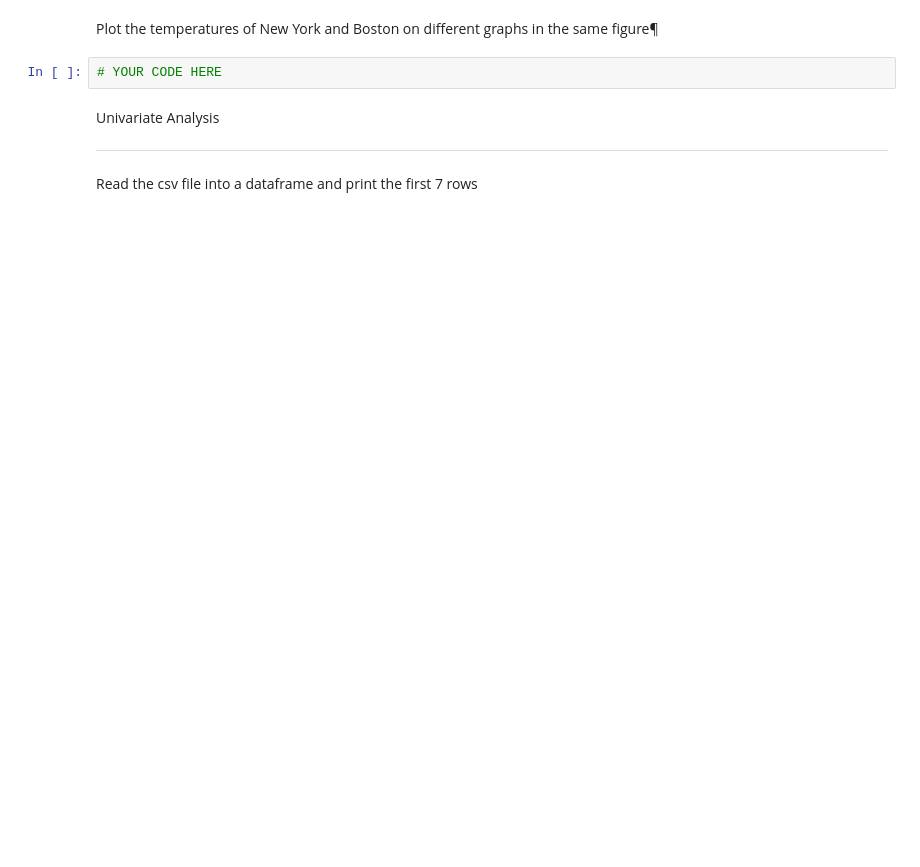
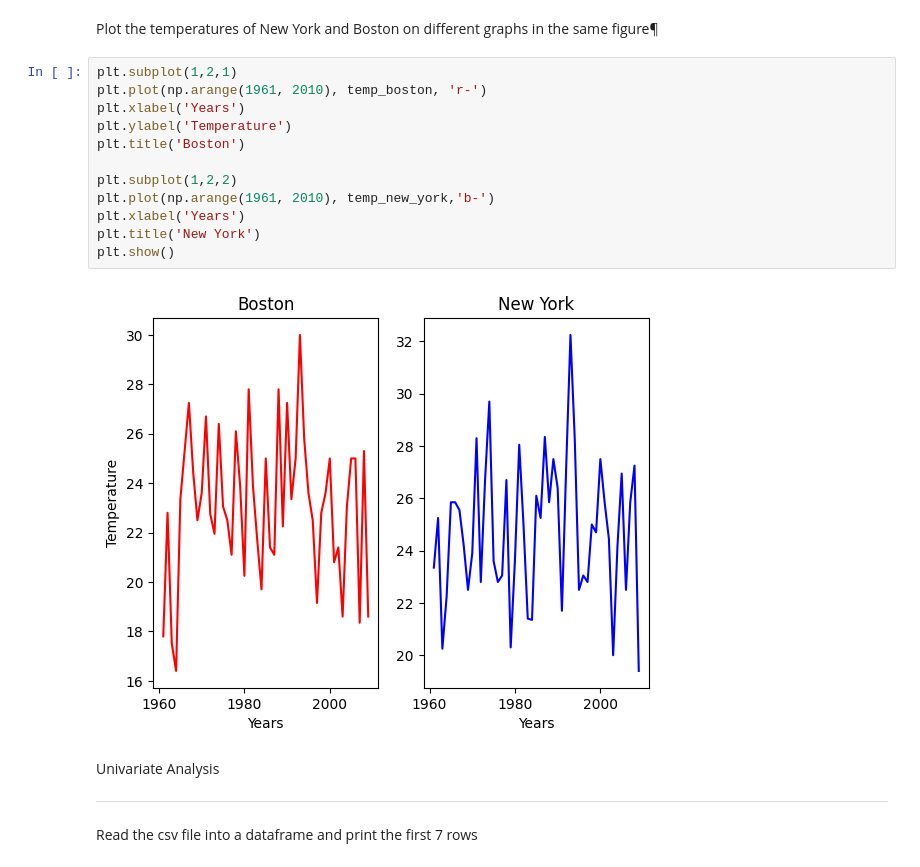
Before and after one commit to frostfyre01/Week1-2023, a Jupyter notebook: Week1-2023-03_Matplotlib-Matplotlib_Exercises.ipynb, the cells around one changed output. Saved outputs shown, nothing was run; the diff lists cells and outputs as text; blank space fills up the shorter version.

```diff
--- a/Week1-2023-03_Matplotlib-Matplotlib_Exercises.ipynb
+++ b/Week1-2023-03_Matplotlib-Matplotlib_Exercises.ipynb
@@ -26,7 +38,19 @@ temp_new_york =[23.35, 25.25, 20.25, 22.25, 25.85, 25.85, 25.55, 24.2, 22.5, 23.
 # %% [markdown]
 Plot the temperatures of New York and Boston on different graphs in the same figure¶
-# %%
-# YOUR CODE HERE
+# %%
+plt.subplot(1,2,1)
+plt.plot(np.arange(1961, 2010), temp_boston, 'r-')
+plt.xlabel('Years')
+plt.ylabel('Temperature')
+plt.title('Boston')
+
+plt.subplot(1,2,2)
+plt.plot(np.arange(1961, 2010), temp_new_york,'b-')
+plt.xlabel('Years')
+plt.title('New York')
+plt.show()
+# %% [output]
+[figure, added]
 # %% [markdown]
 Univariate Analysis
 
```
Also changed, not shown: parts of 16 cells of this notebook, 5 other files.
